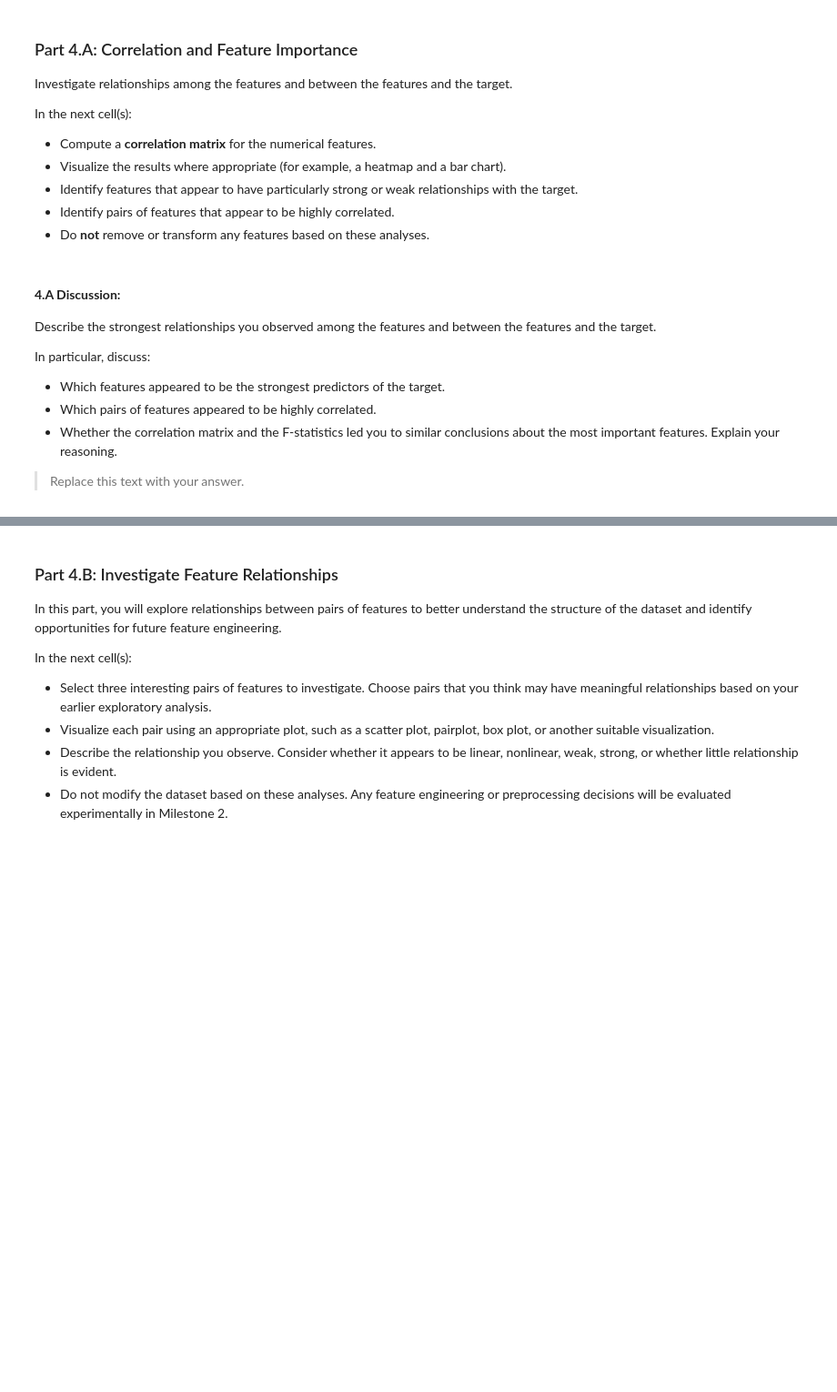
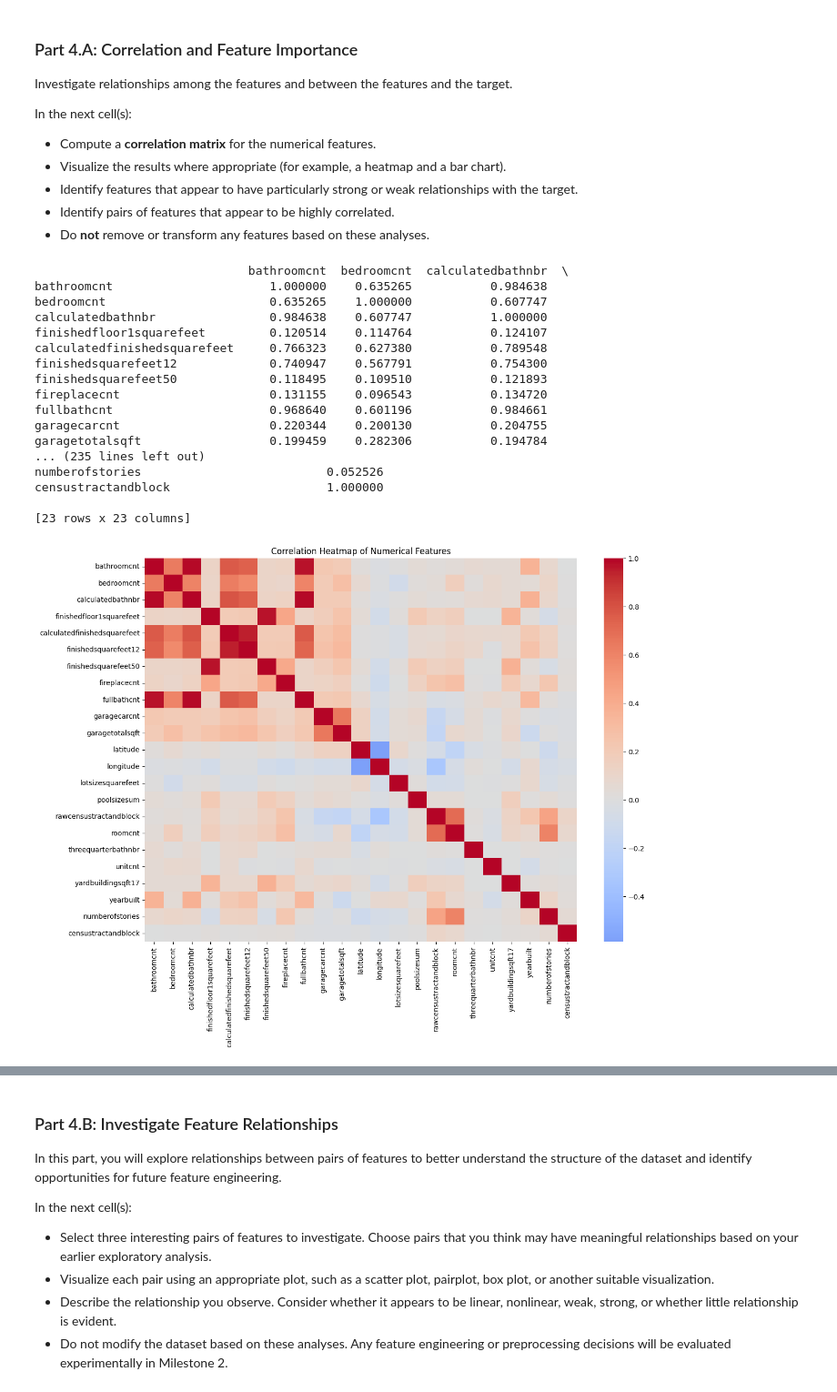
Before and after one commit to Jbaner/Module-3-Assignments, a Jupyter notebook: Milestone_01.ipynb, the cells around one changed output, grey strips where cells are left out. Shown at 91% size. Saved outputs shown, nothing was run; the diff lists cells and outputs as text; code cells hidden in the pictures; blank space fills up the shorter version.

```diff
--- a/Milestone_01.ipynb
+++ b/Milestone_01.ipynb
@@ -546,7 +546,7 @@ cols_to_drop= [
     'finishedsquarefeet15',
 'parcelid', 'fips', 'assessmentyear', 'regionidcounty',#'rawcensustractandblock', 'censustractandblock',
                     #'hashottuborspa'
-                    'pooltypeid7']
+                    'pooltypeid7','poolcnt']
 
 df_reduced = df.drop(columns=cols_to_drop)
 # Remove Problematic Samples
@@ -908,15 +867,56 @@ In the next cell(s):
 - Identify features that appear to have particularly strong or weak relationships with the target.
 - Identify pairs of features that appear to be highly correlated.
 - Do **not** remove or transform any features based on these analyses.
-# %% [markdown]
-#### **4.A Discussion:**
-
-Describe the strongest relationships you observed among the features and between the features and the target.
-
-In particular, discuss:
-
-- Which features appeared to be the strongest predictors of the target.
-- Which pairs of features appeared to be highly correlated.
-- Whether the correlation matrix and the F-statistics led you to similar conclusions about the most important features. Explain your reasoning.
-
-> Replace this text with your answer.
+# %%
+ordinal_cols = ['buildingqualitytypeid']
+categorical_cols = [
+    'airconditioningtypeid',
+    'heatingorsystemtypeid',
+    'propertycountylandusecode',
+    'propertylandusetypeid',
+    'propertyzoningdesc',
+    'regionidcity',
+    'regionidneighborhood',
+    'regionidzip',
+    'fireplaceflag',
+    'taxdelinquencyflag']
+
+numeric_cols = [col for col in X.columns
+                if col not in categorical_cols + ordinal_cols]
+#y = df_clean["taxvaluedollarcnt"]
+
+#Compute a correlation matrix for the numerical features.
+corr_matrix = X_train_imputed[numeric_cols].corr()
+print(corr_matrix)
+# Visualize the results Heatmap
+plt.figure(figsize=(14,10))
+sns.heatmap(corr_matrix, cmap='coolwarm', center=0)
+plt.title("Correlation Heatmap of Numerical Features")
+plt.show()
+
+#Identify features that appear to have particularly strong or weak relationships with the target.
+target_corr = X_train_imputed[numeric_cols].corrwith(y_train).sort_values(key=abs, ascending=False)
+plt.figure(figsize=(10,6))
+target_corr.plot(kind='bar')
+plt.title("Correlation of Numerical Features with Target")
+plt.ylabel("Correlation")
+plt.show()
+# %% [output]
+                              bathroomcnt  bedroomcnt  calculatedbathnbr  \
+bathroomcnt                      1.000000    0.635265           0.984638
+bedroomcnt                       0.635265    1.000000           0.607747
+calculatedbathnbr                0.984638    0.607747           1.000000
+finishedfloor1squarefeet         0.120514    0.114764           0.124107
+calculatedfinishedsquarefeet     0.766323    0.627380           0.789548
+finishedsquarefeet12             0.740947    0.567791           0.754300
+finishedsquarefeet50             0.118495    0.109510           0.121893
+fireplacecnt                     0.131155    0.096543           0.134720
+fullbathcnt                      0.968640    0.601196           0.984661
+garagecarcnt                     0.220344    0.200130           0.204755
+garagetotalsqft                  0.199459    0.282306           0.194784
+... (235 lines left out)
+numberofstories                          0.052526
+censustractandblock                      1.000000
+
+[23 rows x 23 columns]
+[figure, added]
```
Also changed, not shown: parts of 11 cells of this notebook.
